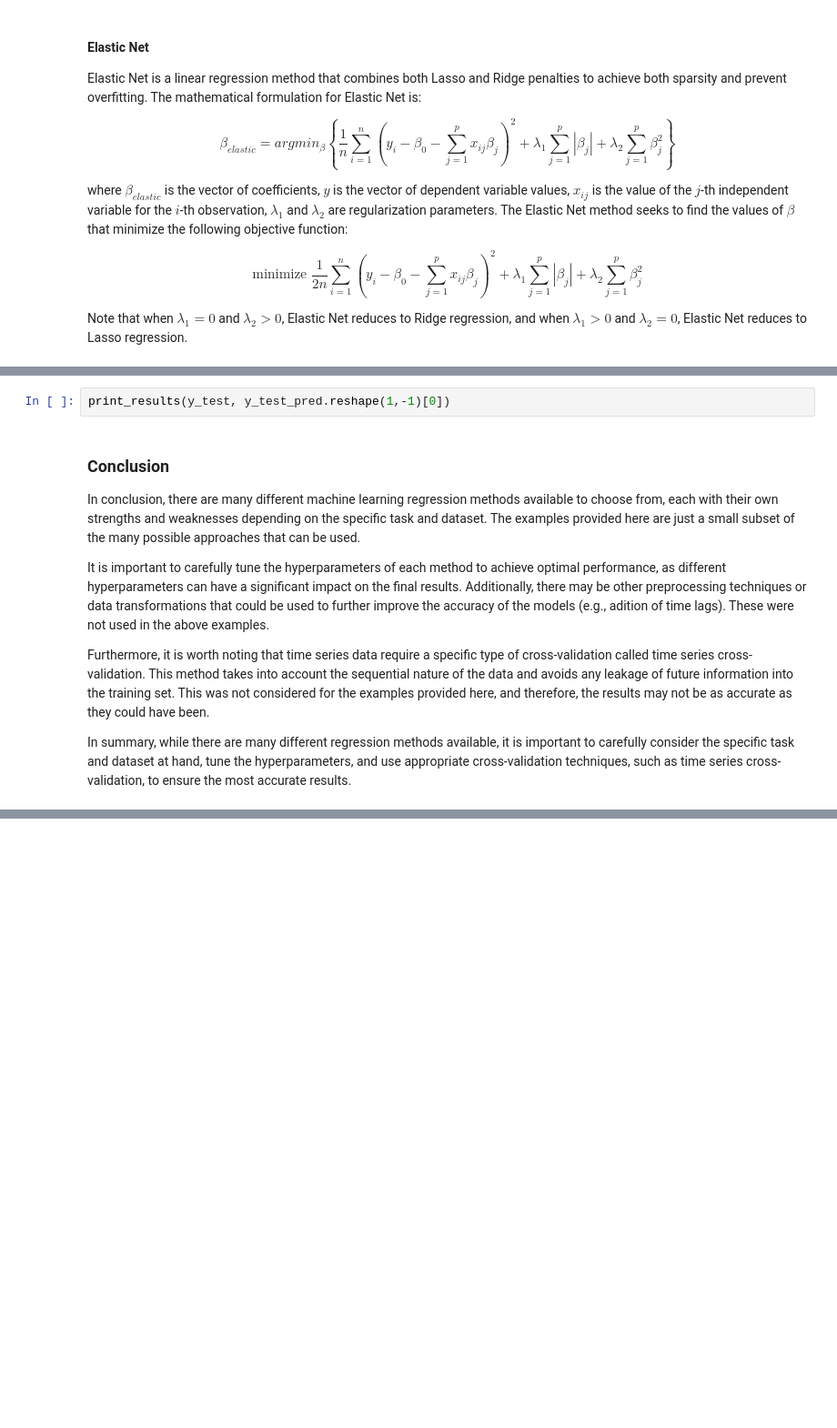
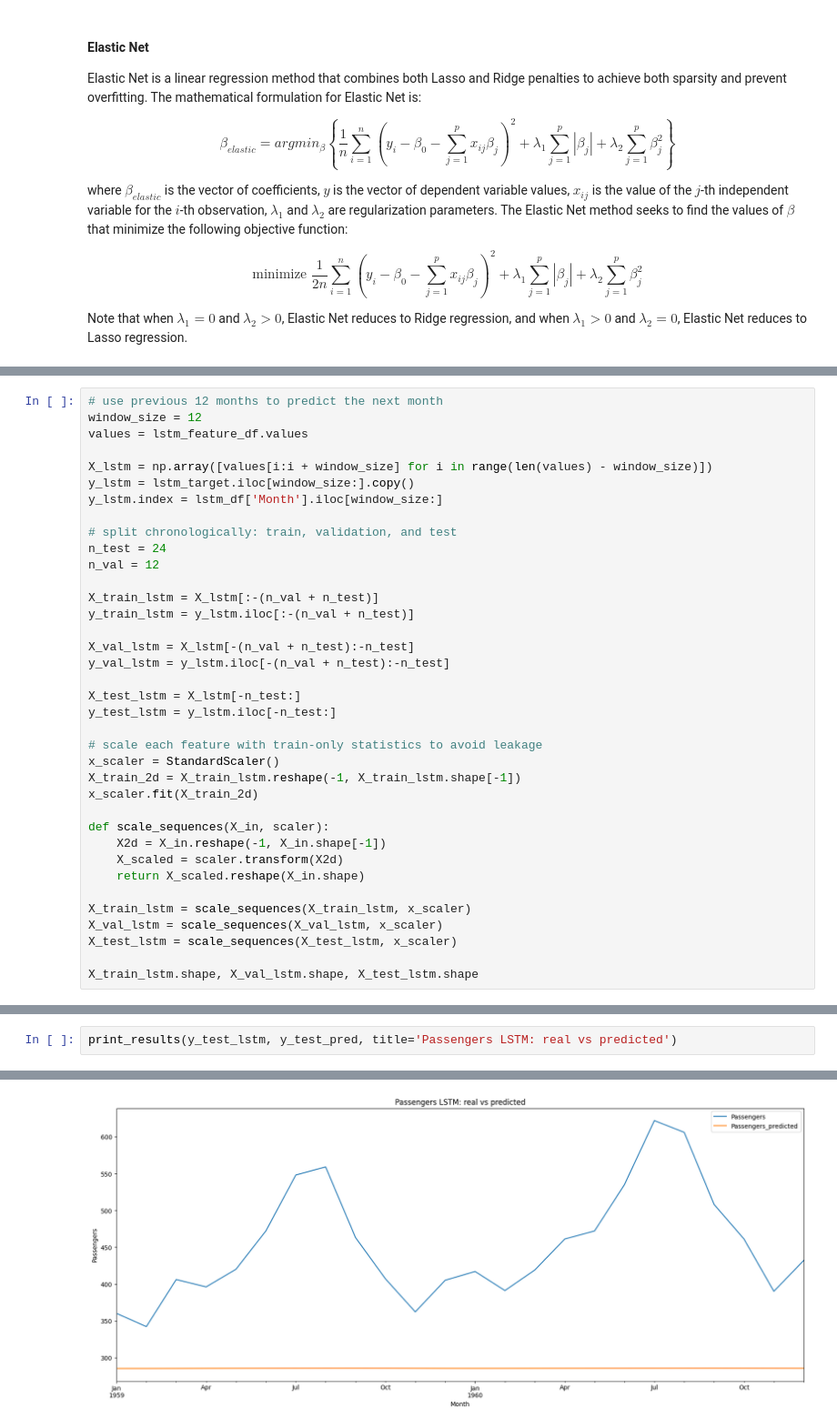
Before and after one commit to pedrojscardoso/MEEC_ISE_UALG_Introduction_to_data_science, a Jupyter notebook: 3-data-analysis/07_regression_in_TS.ipynb, the cells around one changed output, grey strips where cells are left out. Shown at 91% size. Cells and saved outputs as stored; diff of their text form; blank space fills up the shorter version.

```diff
--- a/3-data-analysis/07_regression_in_TS.ipynb
+++ b/3-data-analysis/07_regression_in_TS.ipynb
@@ -547,0 +751,37 @@ X_train_lstm.shape, X_val_lstm.shape, X_test_lstm.shape
+# %%
+# use previous 12 months to predict the next month
+window_size = 12
+values = lstm_feature_df.values
+
+X_lstm = np.array([values[i:i + window_size] for i in range(len(values) - window_size)])
+y_lstm = lstm_target.iloc[window_size:].copy()
+y_lstm.index = lstm_df['Month'].iloc[window_size:]
+
+# split chronologically: train, validation, and test
+n_test = 24
+n_val = 12
+
+X_train_lstm = X_lstm[:-(n_val + n_test)]
+y_train_lstm = y_lstm.iloc[:-(n_val + n_test)]
+
+X_val_lstm = X_lstm[-(n_val + n_test):-n_test]
+y_val_lstm = y_lstm.iloc[-(n_val + n_test):-n_test]
+
+X_test_lstm = X_lstm[-n_test:]
+y_test_lstm = y_lstm.iloc[-n_test:]
+
+# scale each feature with train-only statistics to avoid leakage
+x_scaler = StandardScaler()
+X_train_2d = X_train_lstm.reshape(-1, X_train_lstm.shape[-1])
+x_scaler.fit(X_train_2d)
+
+def scale_sequences(X_in, scaler):
+    X2d = X_in.reshape(-1, X_in.shape[-1])
+    X_scaled = scaler.transform(X2d)
+    return X_scaled.reshape(X_in.shape)
+
+X_train_lstm = scale_sequences(X_train_lstm, x_scaler)
+X_val_lstm = scale_sequences(X_val_lstm, x_scaler)
+X_test_lstm = scale_sequences(X_test_lstm, x_scaler)
+
+X_train_lstm.shape, X_val_lstm.shape, X_test_lstm.shape
@@ -612,11 +837,3 @@ plt.show()
-# %%
-print_results(y_test, y_test_pred.reshape(1,-1)[0])
-# %% [markdown]
-### Conclusion
-In conclusion, there are many different machine learning regression methods available to choose from, each with their own strengths and weaknesses depending on the specific task and dataset. The examples provided here are just a small subset of the many possible approaches that can be used.
-
-It is important to carefully tune the hyperparameters of each method to achieve optimal performance, as different hyperparameters can have a significant impact on the final results. Additionally, there may be other preprocessing techniques or data transformations that could be used to further improve the accuracy of the models (e.g., adition of time lags). These were not used in the above examples.
-
-Furthermore, it is worth noting that time series data require a specific type of cross-validation called time series cross-validation. This method takes into account the sequential nature of the data and avoids any leakage of future information into the training set. This was not considered for the examples provided here, and therefore, the results may not be as accurate as they could have been.
-
-In summary, while there are many different regression methods available, it is important to carefully consider the specific task and dataset at hand, tune the hyperparameters, and use appropriate cross-validation techniques, such as time series cross-validation, to ensure the most accurate results.
+# %%
+print_results(y_test_lstm, y_test_pred, title='Passengers LSTM: real vs predicted')
+# %% [output]
@@ -622,0 +850 @@ In summary, while there are many different regression methods available, it is i
+[figure, added]
```
Also changed, not shown: parts of 84 cells of this notebook, 2 other files.
